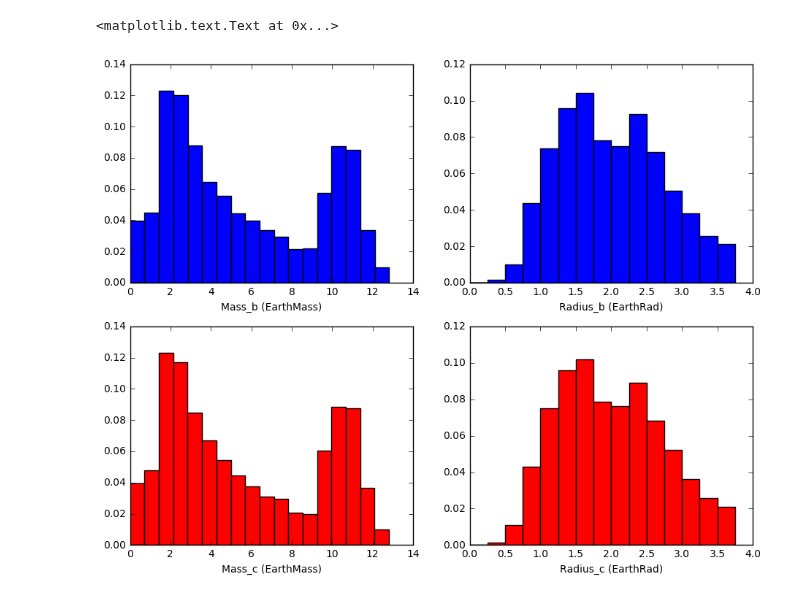
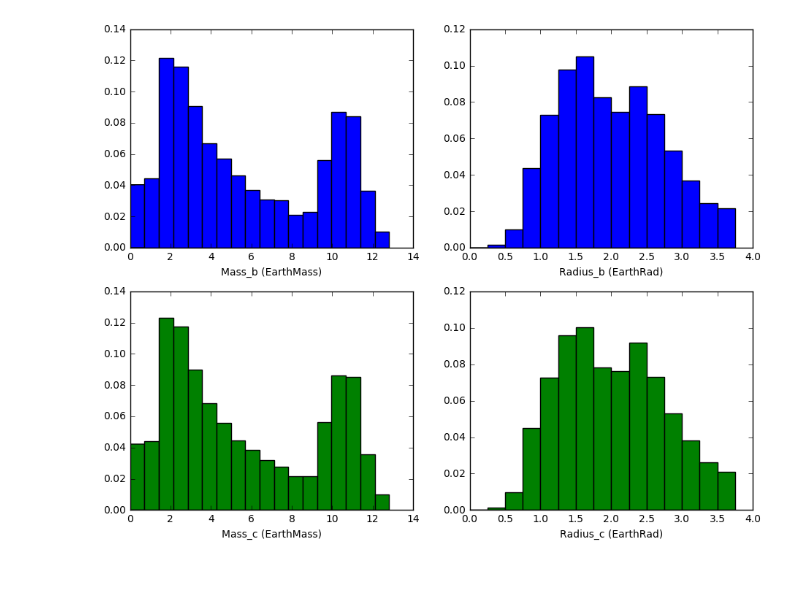
Before and after one commit to dm1681/Merging_Perts, a Jupyter notebook: Research/Merging_Perts/everything.ipynb, the cells around one changed output. Cells and saved outputs as stored; diff of their text form; code cells hidden in the pictures.

```diff
--- a/Research/Merging_Perts/everything.ipynb
+++ b/Research/Merging_Perts/everything.ipynb
@@ -144,5 +140,5 @@ rad_c_hist = ax.hist(rad_c,bins=x,weights=np.zeros_like(rad_c)+1./rad_c.size,his
 # %%
-# now to generates Qp, semi_b, mass_b, mass_c
+# now generates Qp, semi_b, mass_b, mass_c
 # clears vars and generates new randoms
 
 # b.in
@@ -167,12 +163,9 @@ for r in rad_c:
     mass_c = np.append(mass_c,m)
     q = calc_mass_Qp(r,'Q')
     Qp_c = np.append(Qp_c,q)
-#semi_c = np.array([]) # this is generated in the hill stability cell below
+
 semi_c = semi_b
-# makes sure semi_c is always > semi_b
-#for a_b in semi_b:
-#    a_c = np.random.uniform(a_b,0.5,1)
-#    semi_c = np.append(semi_c,a_c)
+
 
 # star.in
 stellar_mass = np.random.uniform(0.7,1.4,25000) # [0.7,1.4] M_sun
@@ -180,39 +173,40 @@ stellar_radius = stellar_mass * 0.0048 #[0.7,1.4] R_sun
 Qstar = np.random.uniform(10**6,10**7,25000) # [10**6,10**7]
 
 #vpl.in
 Ages = 10e09
 
 #convert to values so its easy to write to file
 rad_b = rad_b.value
 rad_c = rad_c.value
 mass_b = mass_b.value
 mass_c = mass_c.value
 
 #graphs of b.in parameters
 fig,ax = plt.subplots(2,2)
 fig.set_size_inches(11,8.5)
 ran = max(mass_b)-min(mass_b)
 ax[0,0].hist(mass_b, bins=18, weights=np.zeros_like(mass_b)+1./mass_b.size) # 18 bins --> binwidth ~10 earthMass
 ax[0,1].hist(rad_b, bins=x, weights=np.zeros_like(rad_b)+1./rad_b.size)
 
 
 ax[0,0].set_xlabel('Mass_b (EarthMass)')
 ax[0,1].set_xlabel('Radius_b (EarthRad)')
 
 
-#graphs of c.in parameters
-# distributions for c.in of mass, Qp, Radius.
+
+# distributions for c.in of mass, Radius.
 
 ran = max(mass_c)-min(mass_c)
-ax[1,0].hist(mass_c, bins=18, weights=np.zeros_like(mass_c)+1./mass_c.size, color = 'red') # 18 bins --> binwidth ~10 earthMass
-ax[1,1].hist(rad_c, bins = x, weights=np.zeros_like(rad_c)+1./rad_c.size, color = 'red')
+ax[1,0].hist(mass_c, bins=18, weights=np.zeros_like(mass_c)+1./mass_c.size, color = 'green') # 18 bins --> binwidth ~10 earthMass
+ax[1,1].hist(rad_c, bins = x, weights=np.zeros_like(rad_c)+1./rad_c.size, color = 'green')
 
 
 ax[1,0].set_xlabel('Mass_c (EarthMass)')
 ax[1,1].set_xlabel('Radius_c (EarthRad)')
+
+fig.savefig('IC_figs/mass_rad_dist.png')
 # %% [output]
-<matplotlib.text.Text at 0x...>
-[figure, old version]
+[figure, new version]
 # %%
 # makes the above parameters hill stable, as well as generates more parameters
 # CAUTION: THIS BLOCK OF CODE DELETES THE ENTIRE RUNS DIRECTORY
```
Also changed, not shown: parts of 20 cells of this notebook.
